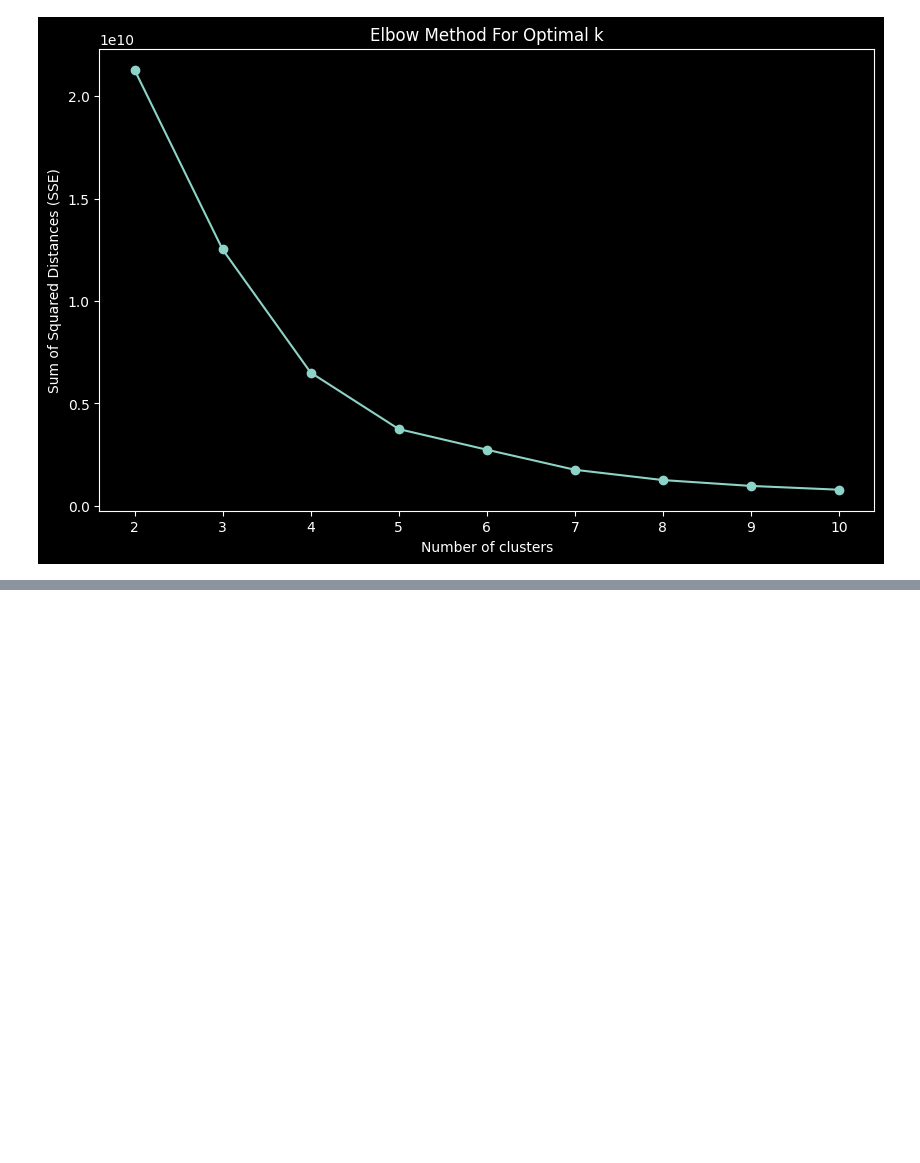
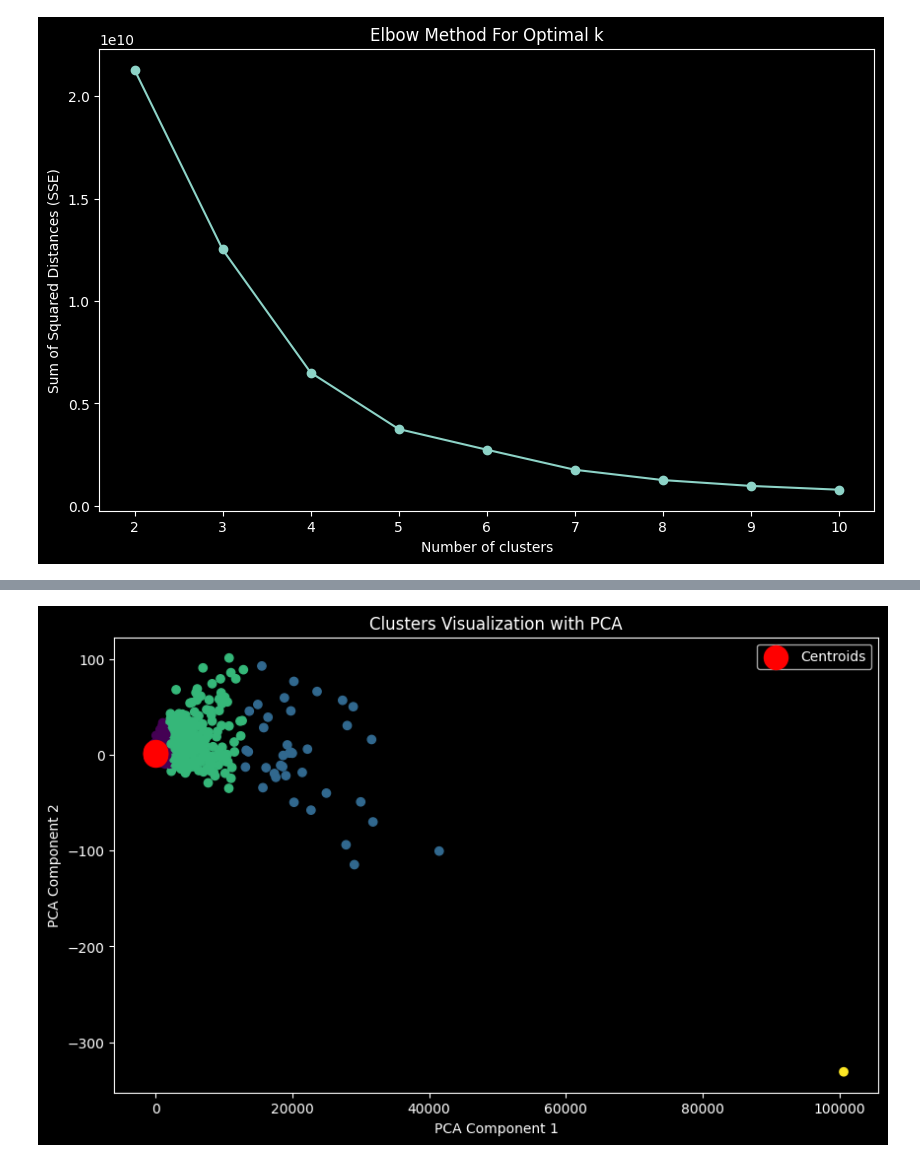
Before and after one commit to ssulaihasubi/floward-take-home-assessment, a Jupyter notebook: task-2-case-study-2-clustering.ipynb, the cells around one changed output, grey strips where cells are left out. Cells and saved outputs as stored; diff of their text form; code cells hidden in the pictures; blank space fills up the shorter version.

```diff
--- a/task-2-case-study-2-clustering.ipynb
+++ b/task-2-case-study-2-clustering.ipynb
@@ -608,0 +676,18 @@ plt.show()
+# %%
+from sklearn.decomposition import PCA
+
+# Drop the 'Cluster' column and apply PCA to reduce to 2 dimensions
+pca = PCA(n_components=2)
+pca_components = pca.fit_transform(clustering_df.drop(columns=['Cluster']))
+
+# Plotting the clusters using the PCA components
+plt.figure(figsize=(10, 6))
+plt.scatter(pca_components[:, 0], pca_components[:, 1], c=clustering_df['Cluster'], cmap='viridis')
+plt.scatter(kmeans.cluster_centers_[:, 0], kmeans.cluster_centers_[:, 1], s=300, c='red', label='Centroids')
+plt.xlabel('PCA Component 1')
+plt.ylabel('PCA Component 2')
+plt.title('Clusters Visualization with PCA')
+plt.legend()
+plt.show()
+# %% [output]
+[figure, added]
```
Also changed, not shown: parts of 7 cells of this notebook.
